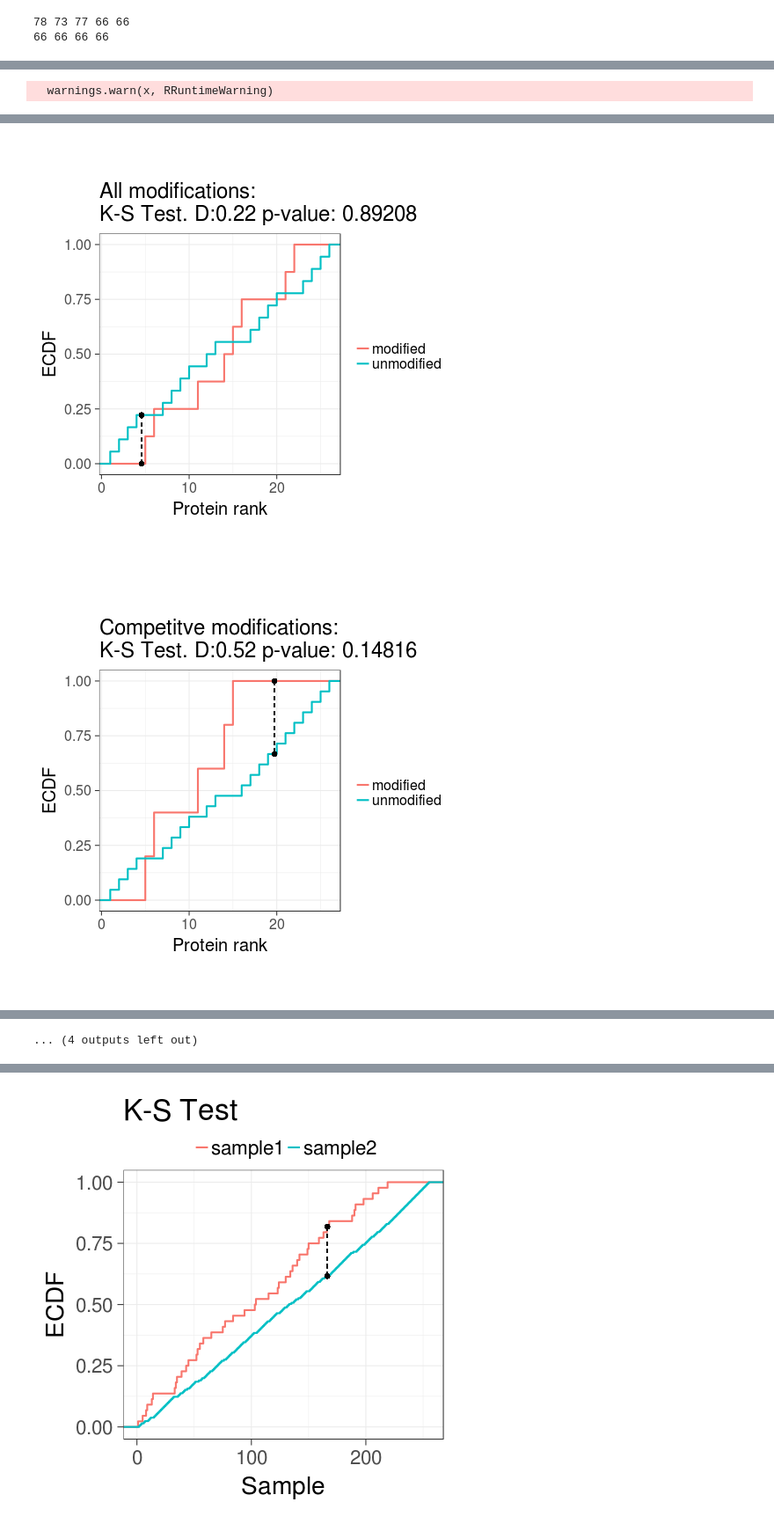
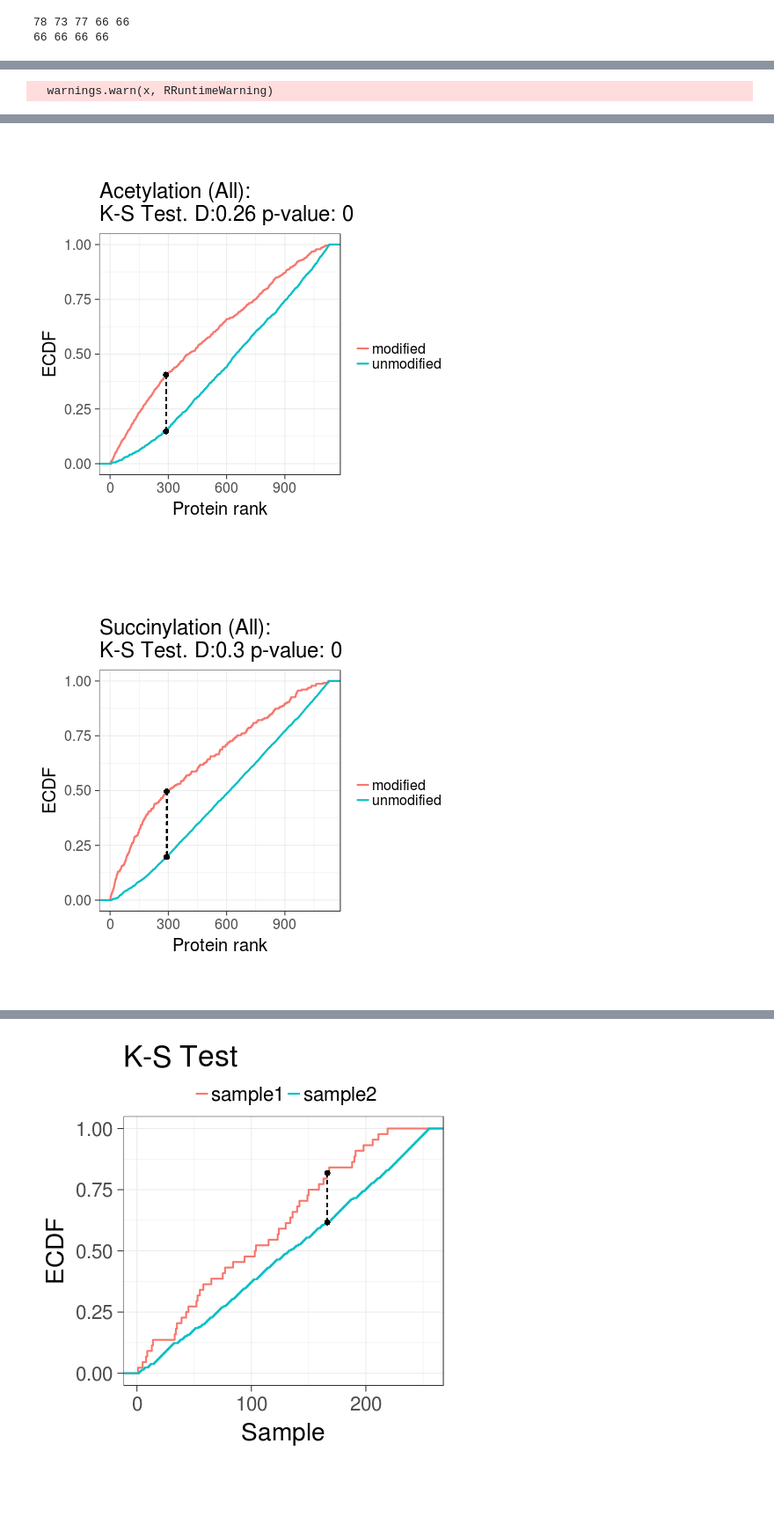
Before and after one commit to TomSmithCGAT/Lysine_mod, a Jupyter notebook: notebooks/Lysine_modification_table_parsing.ipynb, the cells around one changed output, grey strips where cells are left out. Shown at 88% size. Saved outputs shown, nothing was run; the diff lists cells and outputs as text; code cells hidden in the pictures; blank space fills up the shorter version.

```diff
--- a/notebooks/Lysine_modification_table_parsing.ipynb
+++ b/notebooks/Lysine_modification_table_parsing.ipynb
@@ -631,7 +692,11 @@ print(lysine_df_pivot2.head())
 print(lysine_df_pivot2[[x==3 for x in lysine_df_pivot2.apply(sum, 1).tolist()]].head())
 print(lysine_df_pivot2[[x==3 for x in lysine_df_pivot2.apply(sum, 1).tolist()]].shape)
 competitive_modifications = lysine_df_pivot2[
-            [x==3 for x in lysine_df_pivot2[['acetylation', 'malonylation', 'succinylation']].apply(
-                sum, 1).tolist()]
+            [x==4 for x in lysine_df_pivot2[
+            ['acetylation', 'malonylation', 'succinylation', 'glutarylation']].apply(sum, 1).tolist()]
         ].index.get_level_values('Protein').unique()
+competitive_modifications = lysine_df_pivot2[
+            [x==3 for x in lysine_df_pivot2[
+            ['acetylation', 'malonylation', 'succinylation']].apply(sum, 1).tolist()]
+        ].index.get_level_values('Protein').unique()
 # %% [output]
@@ -852,8 +917,8 @@ http://www.treefam.org/download#tabview=tab1
 So we need to convert the uniprot IDs to Ensemble protein IDs. We can do this with the downloads from Uniprot to map uniprot IDs to Ensemble IDs:
 # %%
 orthologs_inf = os.path.join(raw_base, 'Homo_sapiens-Mus_musculus.txt')
-mmUni2Ens_inf = os.path.join(raw_base, 'MOUSE_10090_idmapping_selected.tab')
-hgUni2Ens_inf = os.path.join(raw_base, 'HUMAN_9606_idmapping_selected.tab')
+mmUni2Ens_inf = os.path.join(raw_base, 'MOUSE_10090_idmapping_selected.tab.gz')
+hgUni2Ens_inf = os.path.join(raw_base, 'HUMAN_9606_idmapping_selected.tab.gz')
 # %%
 mouse2humanEnsPro = collections.defaultdict(set)
 
@@ -1079,7 +1138,7 @@ print(length(hg_all_hyperlopit))
 mm2hg = {y:x for x, y in zip(mm_all_hyperlopit, hg_all_hyperlopit)}
 
 ecadherin_df = pd.read_table(os.path.join(raw_base, 'ECadherin_interactome_glass.csv'), sep='\t')
-ecadherin_df = pd.read_table(os.path.join(raw_base, 'ECadherin_interactome.csv'), sep='\t')
+#ecadherin_df = pd.read_table(os.path.join(raw_base, 'ECadherin_interactome.csv'), sep='\t')
 mm_uniprot_ids = []
 
 for protein_ids in ecadherin_df['Protein IDs']:
@@ -1120,7 +1178,9 @@ print(ecadherin_df.columns)
 print(ecadherin_df.shape)
 ecadherin_df = ecadherin_df[ecadherin_df['Mouse_uniprot_IDs'].notnull()]
 print(ecadherin_df.columns)
-ecadherin_df = ecadherin_df[['Mouse_uniprot_IDs', 'iBAQ sum (Ctrl-EGTA)']]
+#ecadherin_df = ecadherin_df[['Mouse_uniprot_IDs', 'iBAQ sum (Ctrl-EGTA)']]
+ecadherin_df = ecadherin_df[['Mouse_uniprot_IDs', '%iBAQ']]
+
 print(ecadherin_df.columns)
 #print(ecadherin_df.head())
 #print(ecadherin_df.shape)
@@ -1212,8 +1260,8 @@ tmp_ecadherin_all_df = ecadherin_df[ecadherin_df[['Mouse_uniprot_IDs']] %in% all
 
 run_ks_test = function(df, targets, background, plotfile='', modification=''){
 
-scores <- df$iBAQ.sum..Ctrl.EGTA.
-#scores <- df$X.iBAQ#.ALL.iBAQ.ALL.sum..100....
+#scores <- df$iBAQ.sum..Ctrl.EGTA.
+scores <- df$X.iBAQ#.ALL.iBAQ.ALL.sum..100....
 ranking <- rank(-scores, ties.method='first')
 
 
@@ -1279,15 +1327,15 @@ sets_glut <- run_ks_test(tmp_ecadherin_df, cyt_glut, cyt_all,
 sets_malon <- run_ks_test(tmp_ecadherin_df, cyt_malon, cyt_all,
                          '/home/FILESERVER5/proteomics/tss38/WT/Lysine_mod/plots.dir/ECDF_malon.png',
                          'Malonylation')
-sets_mod <- run_ks_test(tmp_ecadherin_df, cyt_all_mod, cyt_all,
-                         '/home/FILESERVER5/proteomics/tss38/WT/Lysine_mod/plots.dir/ECDF_all_mod.png',
-                         'All modifications')
-sets_comp <- run_ks_test(tmp_ecadherin_df, cyt_comp, cyt_all,
-                         '/home/FILESERVER5/proteomics/tss38/WT/Lysine_mod/plots.dir/ECDF_comp.png',
-                         'Competitve modifications')
-sets_cyt_gly <- run_ks_test(tmp_ecadherin_df, cyt_gly_succ, cyt_all,
-                         '/home/FILESERVER5/proteomics/tss38/WT/Lysine_mod/plots.dir/ECDF_cyt_gly_succ.png',
-                         'Glycolysis')
+#sets_mod <- run_ks_test(tmp_ecadherin_df, cyt_all_mod, cyt_all,
+#                         '/home/FILESERVER5/proteomics/tss38/WT/Lysine_mod/plots.dir/ECDF_all_mod.png',
+#                         'All modifications')
+#sets_comp <- run_ks_test(tmp_ecadherin_df, cyt_comp, cyt_all,
+#                         '/home/FILESERVER5/proteomics/tss38/WT/Lysine_mod/plots.dir/ECDF_comp.png',
+#                         'Competitve modifications')
+#sets_cyt_gly <- run_ks_test(tmp_ecadherin_df, cyt_gly_succ, cyt_all,
+#                         '/home/FILESERVER5/proteomics/tss38/WT/Lysine_mod/plots.dir/ECDF_cyt_gly_succ.png',
+#                         'Glycolysis')
 
 
 sets_acetyl <- run_ks_test(tmp_ecadherin_all_df, acetyl, all,
@@ -1306,11 +1354,11 @@ sets_malon <- run_ks_test(tmp_ecadherin_all_df, malon, all,
 sets_mod <- run_ks_test(tmp_ecadherin_all_df, all_mod, all,
                          '/home/FILESERVER5/proteomics/tss38/WT/Lysine_mod/plots.dir/ECDF_all_mod_all.png',
                          'All modifications (All)')
-sets_comp <- run_ks_test(tmp_ecadherin_all_df, comp, all,
-                         '/home/FILESERVER5/proteomics/tss38/WT/Lysine_mod/plots.dir/ECDF_comp_all.png',
-                         'Competitve modifications (All)')
-sets_cyt_gly <- run_ks_test(tmp_ecadherin_all_df, glycolytic_enzymes, all,
-                         '/home/FILESERVER5/proteomics/tss38/WT/Lysine_mod/plots.dir/ECDF_cyt_gly_succ_all.png',
-                         'Glycolysis (All)')
+#sets_comp <- run_ks_test(tmp_ecadherin_all_df, comp, all,
+#                         '/home/FILESERVER5/proteomics/tss38/WT/Lysine_mod/plots.dir/ECDF_comp_all.png',
+#                         'Competitve modifications (All)')
+#sets_cyt_gly <- run_ks_test(tmp_ecadherin_all_df, glycolytic_enzymes, all,
+#                         '/home/FILESERVER5/proteomics/tss38/WT/Lysine_mod/plots.dir/ECDF_cyt_gly_succ_all.png',
+#                         'Glycolysis (All)')
 # %% [output]
   warnings.warn(x, RRuntimeWarning)
@@ -1338,2 +1386,2 @@ alternative hypothesis: two-sided
-[figure, old version]
+[figure, new version]
-[figure, old version]
+[figure, new version]
@@ -1344,4 +1391,3 @@ alternative hypothesis: two-sided
-... (4 outputs left out)
 # %%
 %%R -w 1000 -h 100
 
```
Also changed, not shown: parts of 34 cells of this notebook, 4 other files.
